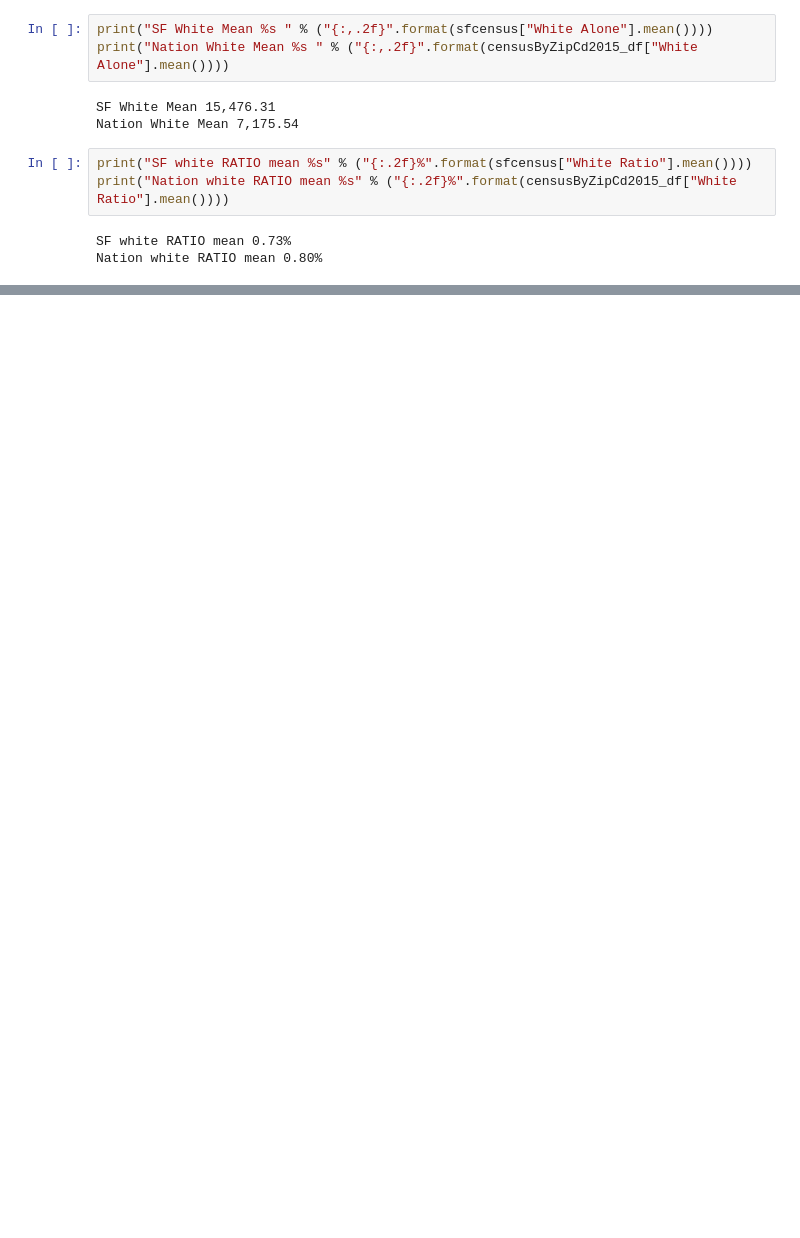
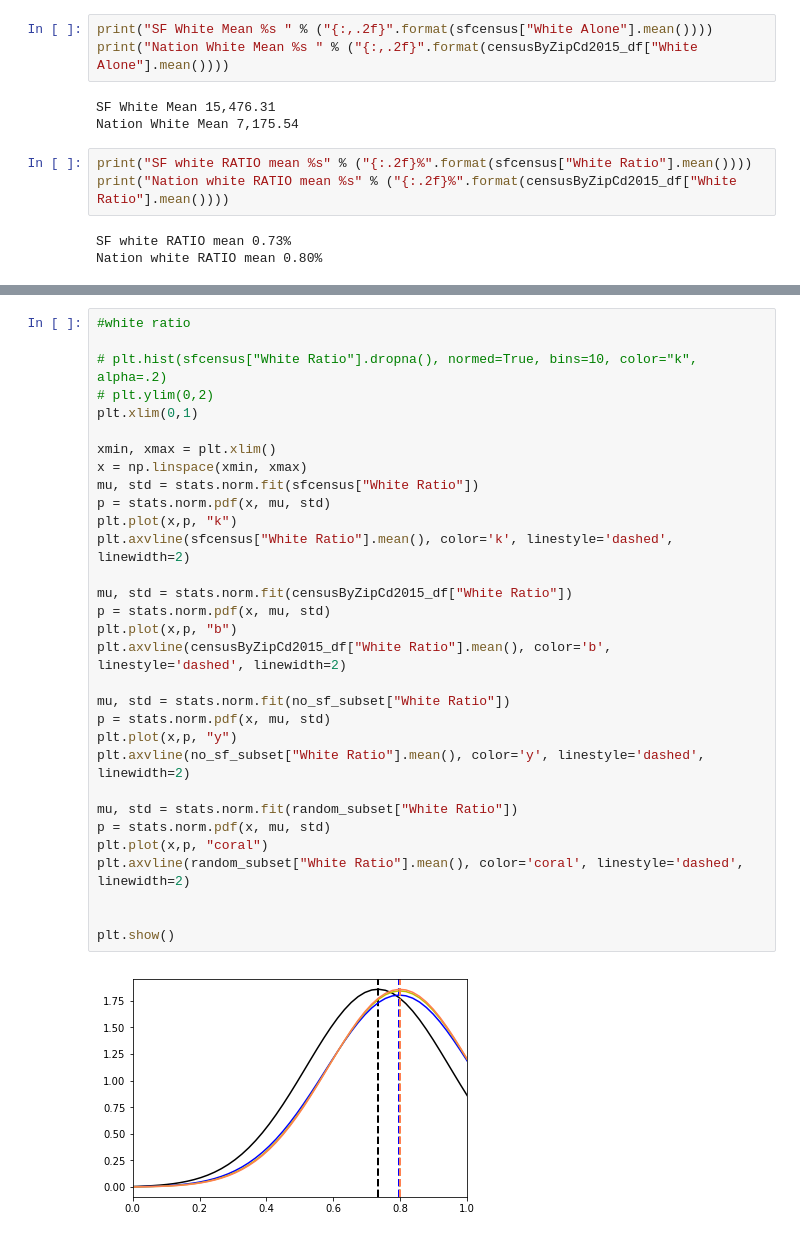
Before and after one commit to harshil753/Project1, a Jupyter notebook: FirstProject.ipynb, the cells around one changed output, grey strips where cells are left out. Cells and saved outputs as stored; diff of their text form; blank space fills up the shorter version.

```diff
--- a/FirstProject.ipynb
+++ b/FirstProject.ipynb
@@ -550,0 +759,33 @@ plt.show()
+# %%
+#white ratio
+
+# plt.hist(sfcensus["White Ratio"].dropna(), normed=True, bins=10, color="k", alpha=.2)
+# plt.ylim(0,2)
+plt.xlim(0,1)
+
+xmin, xmax = plt.xlim()
+x = np.linspace(xmin, xmax)
+mu, std = stats.norm.fit(sfcensus["White Ratio"])
+p = stats.norm.pdf(x, mu, std)
+plt.plot(x,p, "k")
+plt.axvline(sfcensus["White Ratio"].mean(), color='k', linestyle='dashed', linewidth=2)
+
+mu, std = stats.norm.fit(censusByZipCd2015_df["White Ratio"])
+p = stats.norm.pdf(x, mu, std)
+plt.plot(x,p, "b")
+plt.axvline(censusByZipCd2015_df["White Ratio"].mean(), color='b', linestyle='dashed', linewidth=2)
+
+mu, std = stats.norm.fit(no_sf_subset["White Ratio"])
+p = stats.norm.pdf(x, mu, std)
+plt.plot(x,p, "y")
+plt.axvline(no_sf_subset["White Ratio"].mean(), color='y', linestyle='dashed', linewidth=2)
+
+mu, std = stats.norm.fit(random_subset["White Ratio"])
+p = stats.norm.pdf(x, mu, std)
+plt.plot(x,p, "coral")
+plt.axvline(random_subset["White Ratio"].mean(), color='coral', linestyle='dashed', linewidth=2)
+
+
+plt.show()
+# %% [output]
+[figure, added]
```
Also changed, not shown: parts of 53 cells of this notebook.
